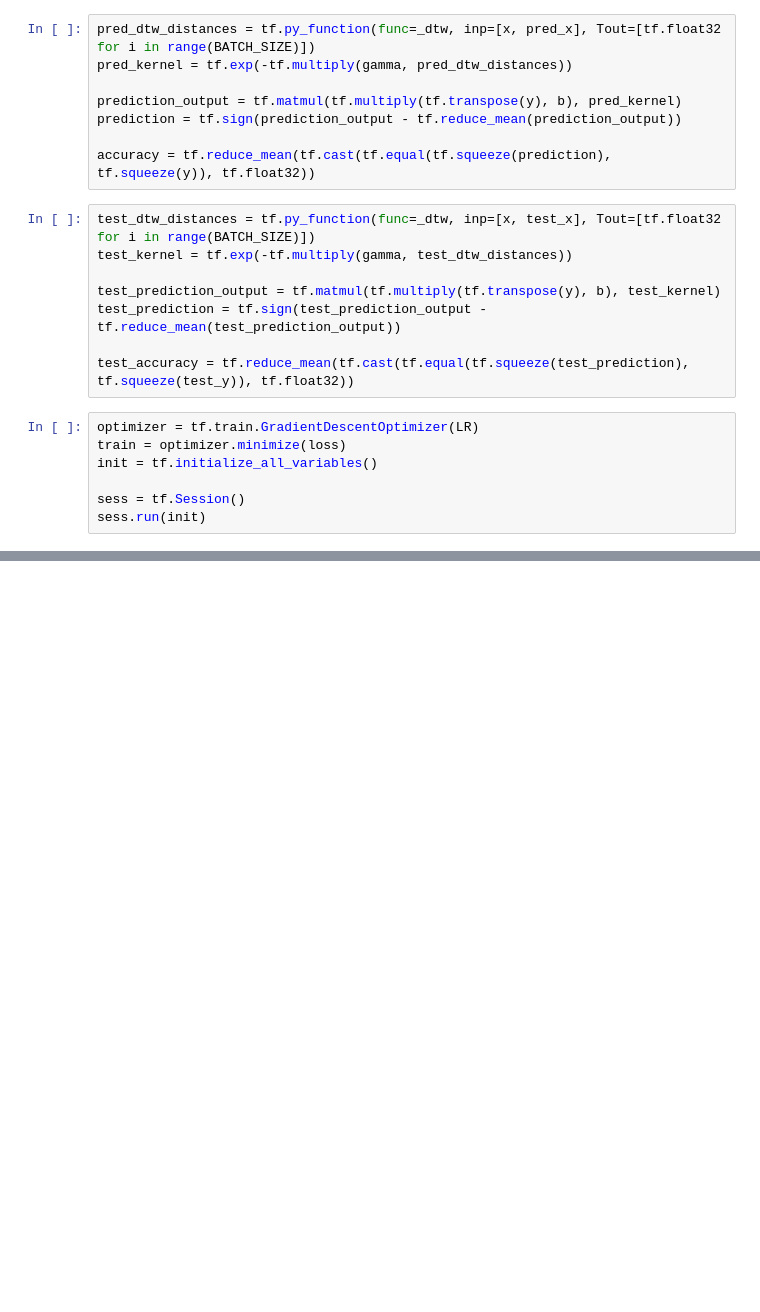
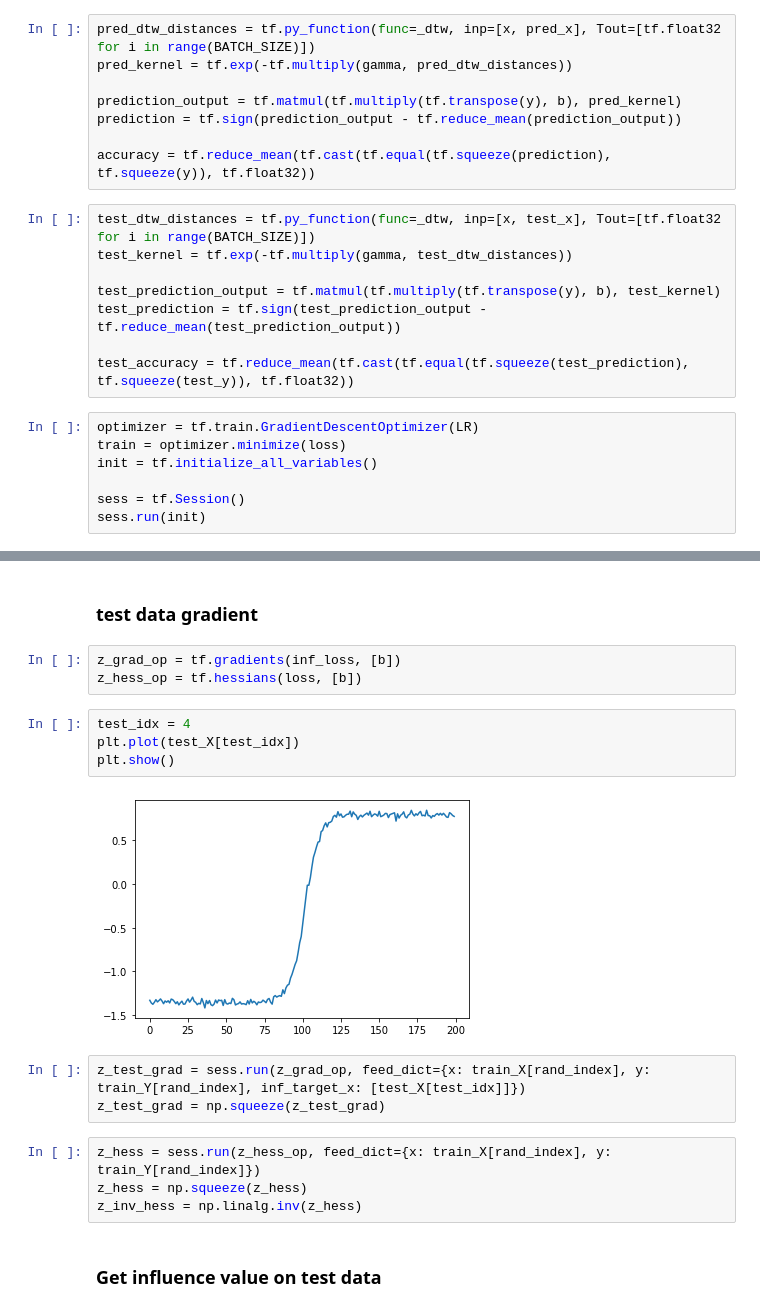
Before and after one commit to h5ng/influence_functions, a Jupyter notebook: influence_function_for_time_series.ipynb, the cells around one changed output, grey strips where cells are left out. Cells and saved outputs as stored; diff of their text form; blank space fills up the shorter version.

```diff
--- a/influence_function_for_time_series.ipynb
+++ b/influence_function_for_time_series.ipynb
@@ -366,0 +250,20 @@ plt.show()
+# %% [markdown]
+### test data gradient
+# %%
+z_grad_op = tf.gradients(inf_loss, [b])
+z_hess_op = tf.hessians(loss, [b])
+# %%
+test_idx = 4
+plt.plot(test_X[test_idx])
+plt.show()
+# %% [output]
+[figure, added]
+# %%
+z_test_grad = sess.run(z_grad_op, feed_dict={x: train_X[rand_index], y: train_Y[rand_index], inf_target_x: [test_X[test_idx]]})
+z_test_grad = np.squeeze(z_test_grad)
+# %%
+z_hess = sess.run(z_hess_op, feed_dict={x: train_X[rand_index], y: train_Y[rand_index]})
+z_hess = np.squeeze(z_hess)
+z_inv_hess = np.linalg.inv(z_hess)
+# %% [markdown]
+### Get influence value on test data
```
Also changed, not shown: parts of 49 cells of this notebook, 1 other file.
